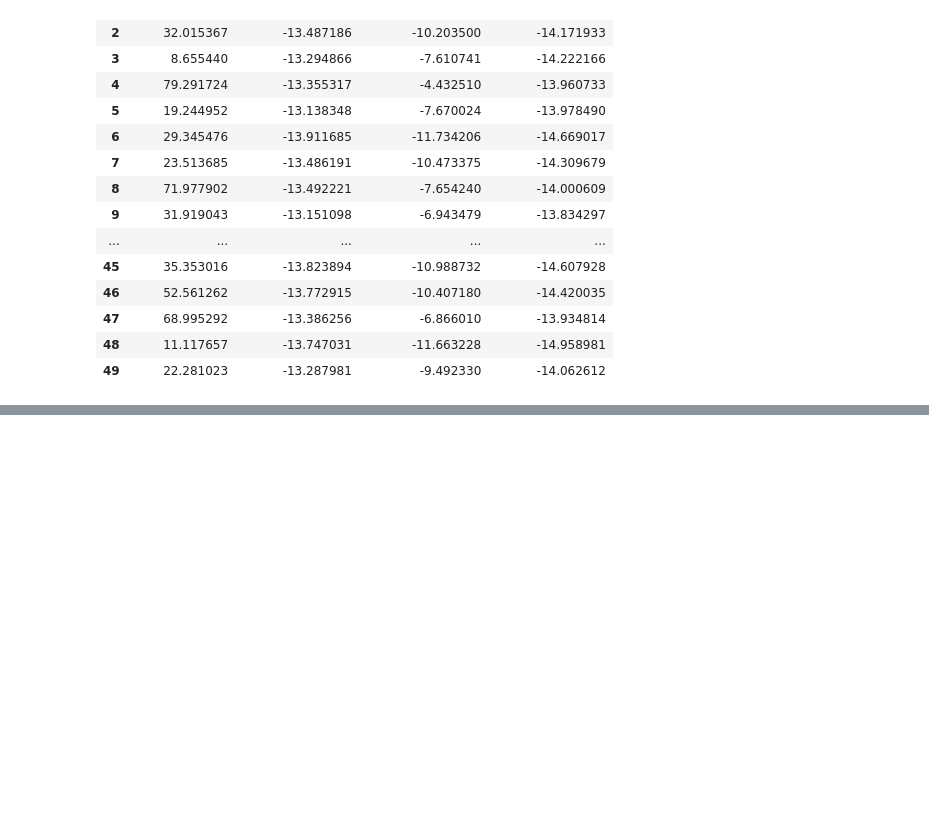
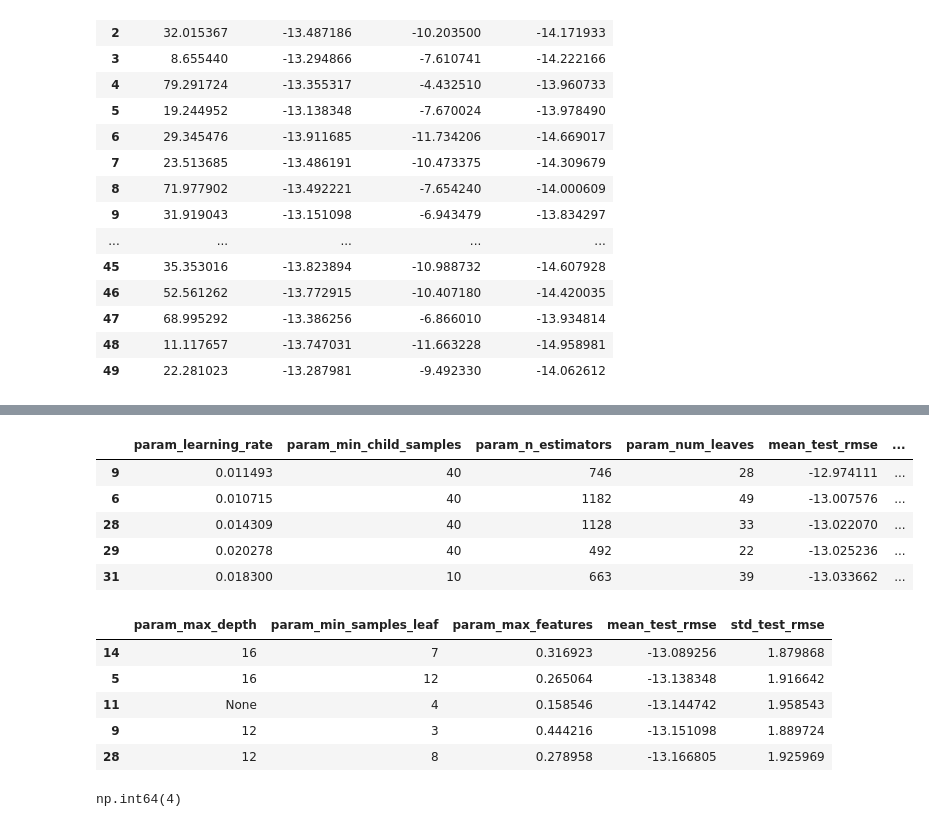
Before and after one commit to nils-pt/turbofan, a Jupyter notebook: notebooks/05_tuning.ipynb, the cells around one changed output, grey strips where cells are left out. Drawn from its saved outputs; the diff is of its cells as text; code cells hidden in the pictures; blank space fills up the shorter version.

```diff
--- a/notebooks/05_tuning.ipynb
+++ b/notebooks/05_tuning.ipynb
@@ -216,0 +336,23 @@ display(res_rf[["mean_fit_time", "mean_test_rmse", "mean_train_rmse", "split0_te
+# %%
+top5_lgbm = res_lgbm.sort_values("rank_test_rmse").head(5)[["param_learning_rate", "param_min_child_samples", "param_n_estimators", "param_num_leaves", "mean_test_rmse", "std_test_rmse"]]
+top5_rf = res_rf.sort_values("rank_test_rmse").head(5)[["param_max_depth", "param_min_samples_leaf", "param_max_features", "mean_test_rmse", "std_test_rmse"]]
+
+display(top5_lgbm)
+display(top5_rf)
+# %% [output]
+|  | param_learning_rate | param_min_child_samples | param_n_estimators | param_num_leaves | mean_test_rmse | ... |
+| 9 | 0.011493 | 40 | 746 | 28 | -12.974111 | ... |
+| 6 | 0.010715 | 40 | 1182 | 49 | -13.007576 | ... |
+| 28 | 0.014309 | 40 | 1128 | 33 | -13.022070 | ... |
+| 29 | 0.020278 | 40 | 492 | 22 | -13.025236 | ... |
+| 31 | 0.018300 | 10 | 663 | 39 | -13.033662 | ... |
+|  | param_max_depth | param_min_samples_leaf | param_max_features | mean_test_rmse | std_test_rmse |
+| 14 | 16 | 7 | 0.316923 | -13.089256 | 1.879868 |
+| 5 | 16 | 12 | 0.265064 | -13.138348 | 1.916642 |
+| 11 | None | 4 | 0.158546 | -13.144742 | 1.958543 |
+| 9 | 12 | 3 | 0.444216 | -13.151098 | 1.889724 |
+| 28 | 12 | 8 | 0.278958 | -13.166805 | 1.925969 |
+# %%
+(lgbm_tuned_folds<rf_tuned_folds).sum()
+# %% [output]
+np.int64(4)
```
Also changed, not shown: parts of 27 cells of this notebook.
